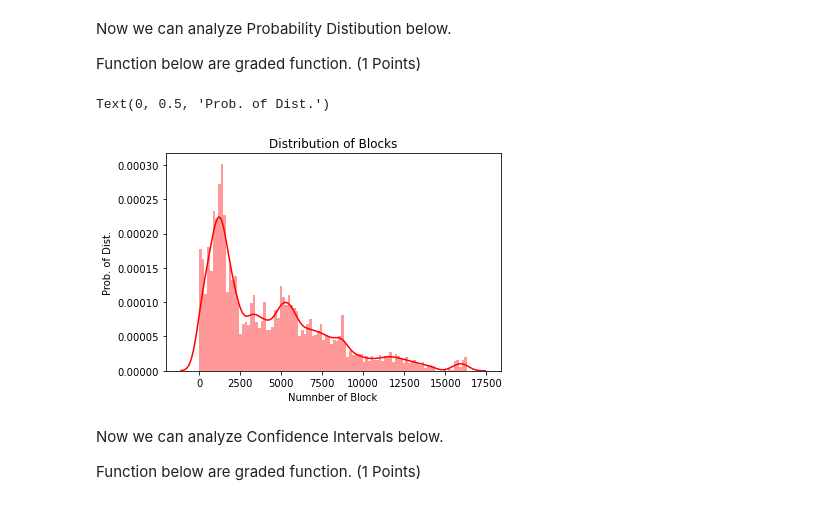
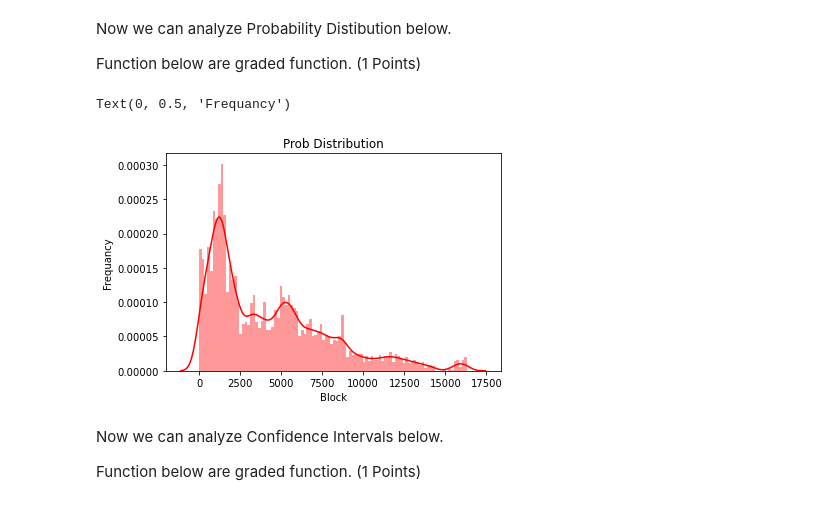
Before and after one commit to alfansukmana04/H8_50, a Jupyter notebook: PYTN_Assgn_2_H8_50_Alfan.ipynb, the cells around one changed output. Drawn from its saved outputs; the diff is of its cells as text; code cells hidden in the pictures.

```diff
--- a/PYTN_Assgn_2_H8_50_Alfan.ipynb
+++ b/PYTN_Assgn_2_H8_50_Alfan.ipynb
@@ -510,20 +518,20 @@ Function below are graded function. (1 Points)
 # %%
 # Write your function below
 
 # Graded-Funtion Begin
 
 sns.distplot(df['BLOCK'],bins=100,kde=True,
                color='red')
-plt.title("Distribution of Blocks")
-plt.xlabel("Numnber of Block")
-plt.ylabel("Prob. of Dist.")
+plt.title("Prob Distribution")
+plt.xlabel("Block")
+plt.ylabel("Frequancy")
 
 
 
 # Graded-Funtion End
 # %% [output]
-Text(0, 0.5, 'Prob. of Dist.')
+Text(0, 0.5, 'Frequancy')
-[figure, old version]
+[figure, new version]
 # %% [markdown]
 Now we can analyze Confidence Intervals below.
 
```
Also changed, not shown: parts of 12 cells of this notebook.
